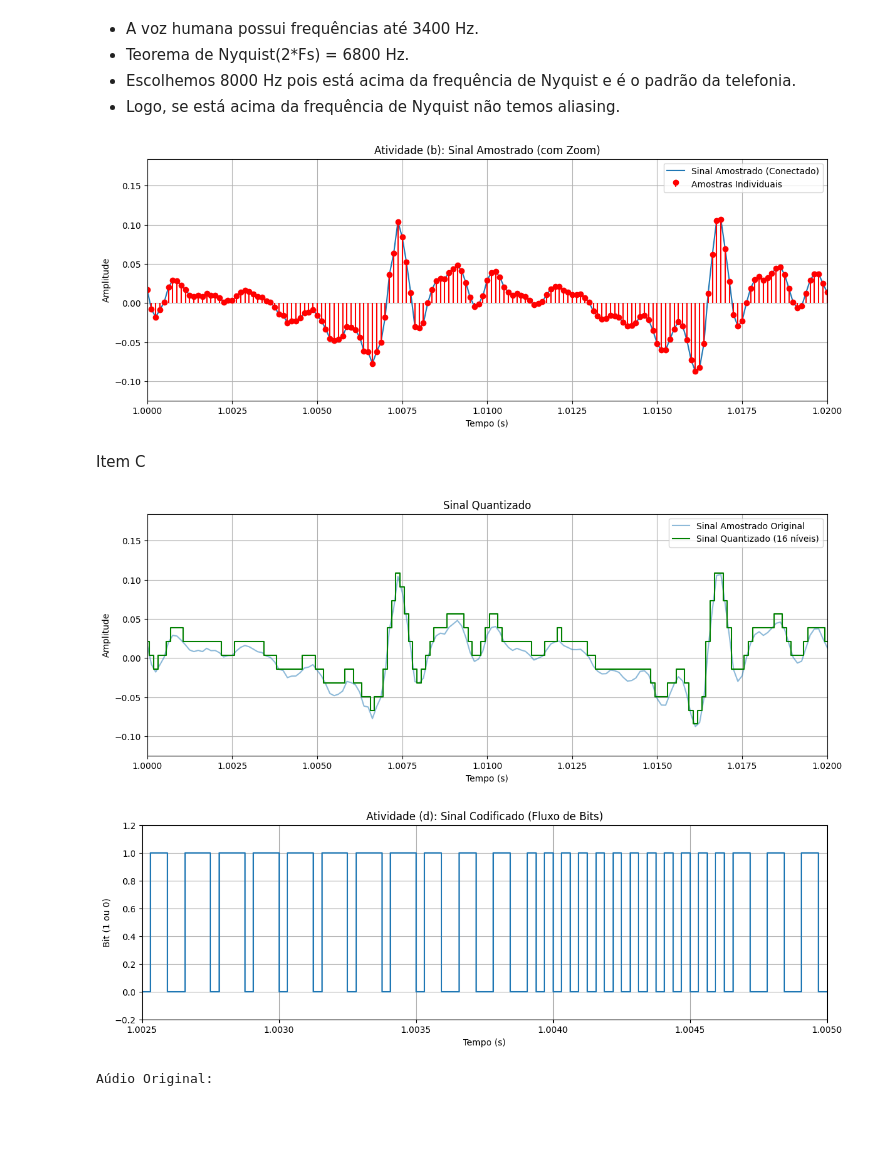
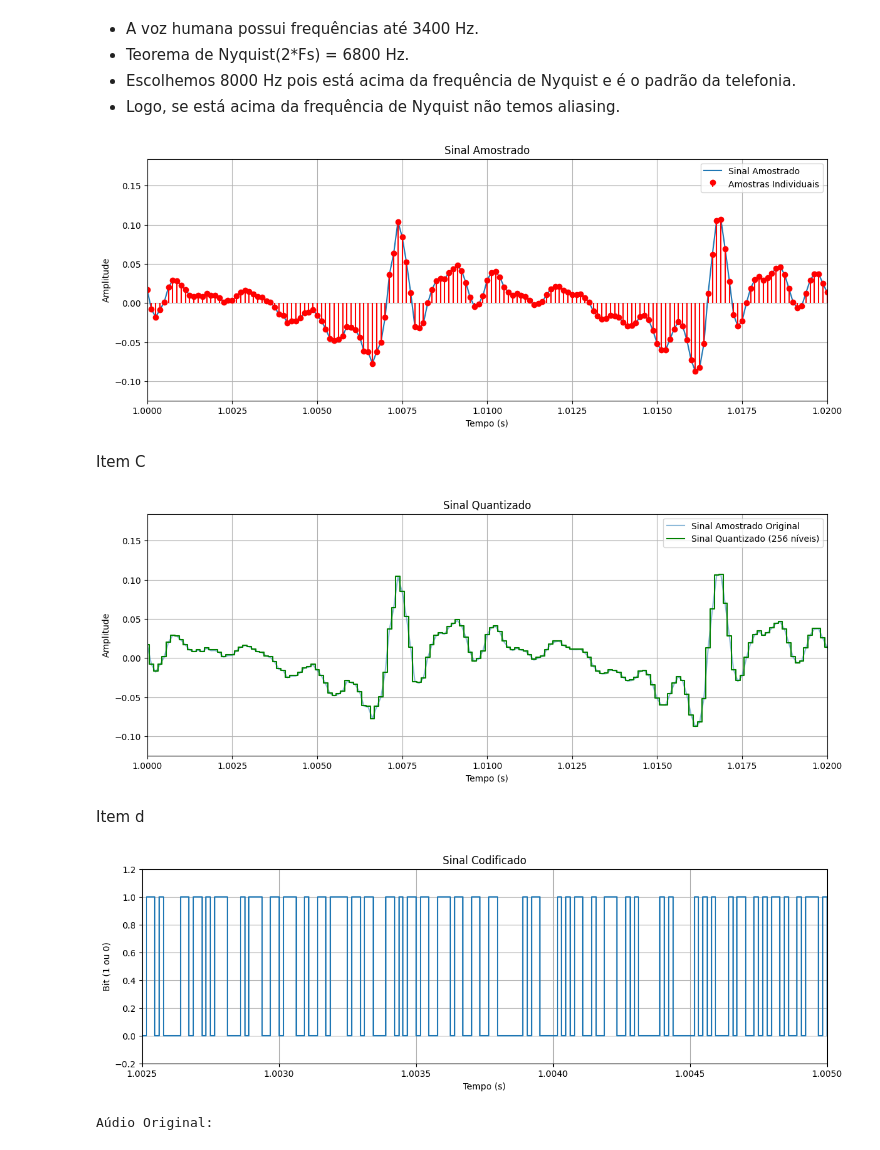
Before and after one commit to Taleskodama/Laboratorio_Telecomunicaoes, a Jupyter notebook: lab6.ipynb, the cells around one changed output. Cells and saved outputs as stored; diff of their text form; code cells hidden in the pictures; blank space fills up the shorter version.

```diff
--- a/lab6.ipynb
+++ b/lab6.ipynb
@@ -20,3 +20,17 @@ write('audio_original.wav', fs_original, my_audio)
 # %% [output]
 Iniciando a gravação por 5 segundos...
 Gravação finalizada.
+# %%
+from scipy.io.wavfile import read
+import numpy as np
+
+print("Carregando áudio anterior...")
+
+fs_original, my_audio = read('audio_original.wav')
+
+duracao = len(my_audio) / fs_original
+t_original = np.linspace(0, duracao, len(my_audio), endpoint=False)
+
+print(f"Áudio 'audio_original.wav' carregado com sucesso.")
+print(f"Taxa de amostragem: {fs_original} Hz")
+print(f"Duração: {duracao:.2f} s")
@@ -50,9 +69,9 @@ Taxa de amostragem escolhida: 8000 Hz
 - Logo, se está acima da frequência de Nyquist não temos aliasing.
 # %%
 plt.figure(figsize=(14, 5))
-plt.plot(t_original, my_audio, label='Sinal Amostrado (Conectado)')
+plt.plot(t_original, my_audio, label='Sinal Amostrado ')
 plt.stem(t_original, my_audio, linefmt='r-', markerfmt='ro', basefmt=' ', label='Amostras Individuais')
-plt.title('Atividade (b): Sinal Amostrado (com Zoom)')
+plt.title('Sinal Amostrado')
 plt.xlabel('Tempo (s)')
 plt.ylabel('Amplitude')
 plt.grid(True)
@@ -61,11 +80,11 @@ plt.xlim(1.0, 1.02)
 plt.legend()
 plt.show()
 # %% [output]
-[figure, old version]
+[figure, new version]
 # %% [markdown]
 Item C
 # %%
-n_bits = 4
+n_bits = 8
 M = 2**n_bits
 
 V_min = np.min(my_audio)
@@ -89,32 +108,34 @@ plt.xlim(1.0, 1.02)
 plt.legend()
 plt.show()
 # %% [output]
-[figure, old version]
+[figure, new version]
+# %% [markdown]
+Item d
 # %%
 fluxo_de_bits = []
 for indice in indices:
 
     codigo_binario = format(int(indice), f'0{n_bits}b')
 
     fluxo_de_bits.extend([int(b) for b in codigo_binario])
 
 sinal_codificado = np.array(fluxo_de_bits)
 num_total_de_bits = len(sinal_codificado)
 t_codificado = np.linspace(0, duracao, num_total_de_bits, endpoint=False)
 
 plt.figure(figsize=(14, 4))
 plt.step(t_codificado, sinal_codificado, where='post')
-plt.title('Atividade (d): Sinal Codificado (Fluxo de Bits)')
+plt.title('Sinal Codificado')
 plt.xlabel('Tempo (s)')
 plt.ylabel('Bit (1 ou 0)')
 plt.grid(True)
 plt.ylim(-0.2, 1.2)
 
 plt.xlim(1.0025, 1.0050)
 
 plt.show()
 # %% [output]
-[figure, old version]
+[figure, new version]
 # %%
 audio_quantizado_float = audio_quantizado.astype('float32')
 write('audio_quantizado_4bit.wav', fs_original, audio_quantizado_float)
```
Also changed, not shown: parts of 2 cells of this notebook, 2 other files.
